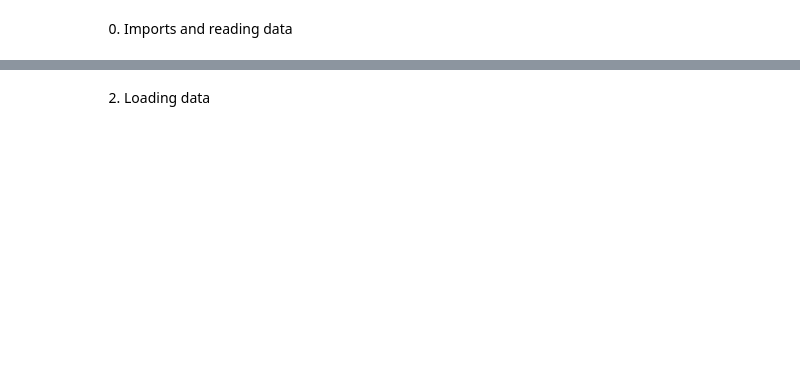
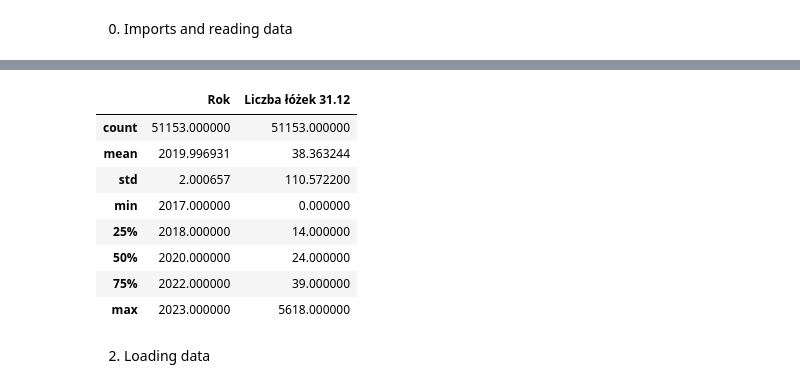
Before and after one commit to wiktorKycia/EDA, a Jupyter notebook: main.ipynb, the cells around one changed output, grey strips where cells are left out. Drawn from its saved outputs; the diff is of its cells as text; code cells hidden in the pictures; blank space fills up the shorter version.

```diff
--- a/main.ipynb
+++ b/main.ipynb
@@ -6,7 +6,7 @@ import numpy as np
 import seaborn as sns
 import matplotlib.pylab as plt
 plt.style.use('ggplot')
-pd.set_option('max_columns', 200) # in order to always display every column
+pd.set_option('display.max_columns', 200) # in order to always display every column
 # %%
 df = pd.read_csv("data/Specjalnosci_lozka.csv")
 # %% [markdown]
@@ -19,3 +67,15 @@ df = pd.read_csv("data/Specjalnosci_lozka.csv")
+# %%
+df.describe()
+# %% [output]
+|  | Rok | Liczba łóżek 31.12 |
+| count | 51153.000000 | 51153.000000 |
+| mean | 2019.996931 | 38.363244 |
+| std | 2.000657 | 110.572200 |
+| min | 2017.000000 | 0.000000 |
+| 25% | 2018.000000 | 14.000000 |
+| 50% | 2020.000000 | 24.000000 |
+| 75% | 2022.000000 | 39.000000 |
+| max | 2023.000000 | 5618.000000 |
 # %% [markdown]
 2. Loading data
 # %%
```
Also changed, not shown: parts of 5 cells of this notebook.
